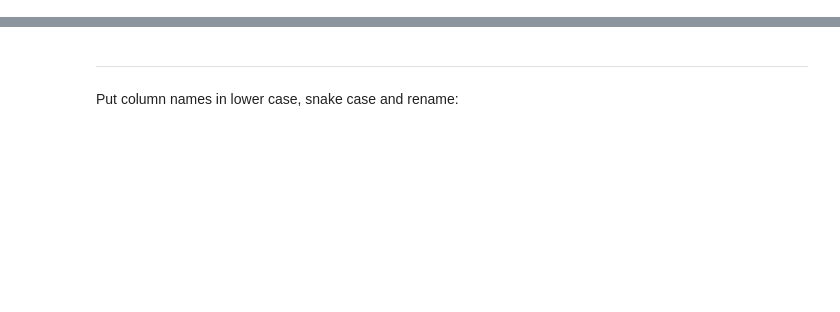
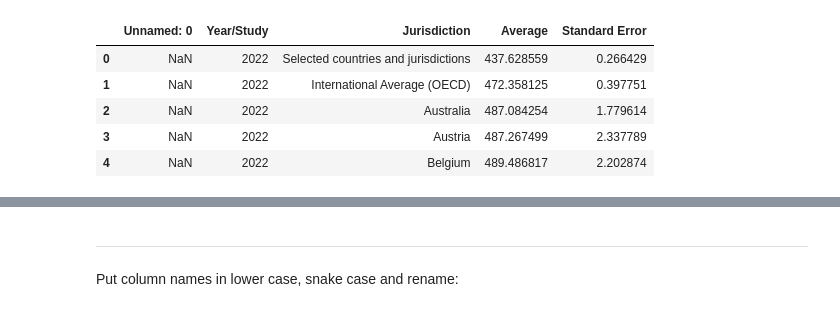
Before and after one commit to EduHealth-Insights/Edu-health-demographics, a Jupyter notebook: PISA.ipynb, the cells around one changed output, grey strips where cells are left out. Saved outputs shown, nothing was run; the diff lists cells and outputs as text; code cells hidden in the pictures; blank space fills up the shorter version.

```diff
--- a/PISA.ipynb
+++ b/PISA.ipynb
@@ -11,3 +11,12 @@ import sql_functions as sf
 PISA_m = pd.read_excel('data/2000-2022_m_r.xls', sheet_name='mathematics', header=11)
 PISA_r = pd.read_excel('data/2000-2022_m_r.xls', sheet_name='reading', header=11)
 PISA_sc = pd.read_excel('data/2000-2022_sc.xls', sheet_name='science', header=11)
+# %%
+PISA_m.head()
+# %% [output]
+|  | Unnamed: 0 | Year/Study | Jurisdiction | Average | Standard Error |
+| 0 | NaN | 2022 | Selected countries and jurisdictions | 437.628559 | 0.266429 |
+| 1 | NaN | 2022 | International Average (OECD) | 472.358125 | 0.397751 |
+| 2 | NaN | 2022 | Australia | 487.084254 | 1.779614 |
+| 3 | NaN | 2022 | Austria | 487.267499 | 2.337789 |
+| 4 | NaN | 2022 | Belgium | 489.486817 | 2.202874 |
```
Also changed, not shown: parts of 51 cells of this notebook, 3 other files.
